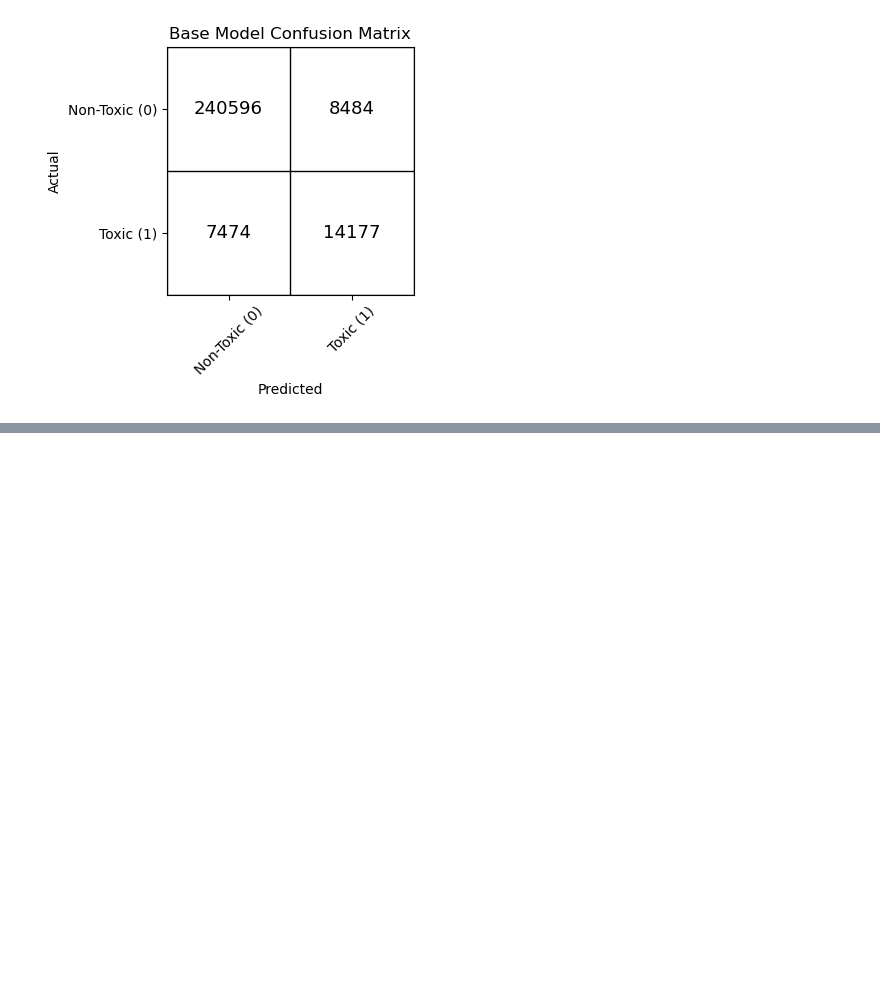
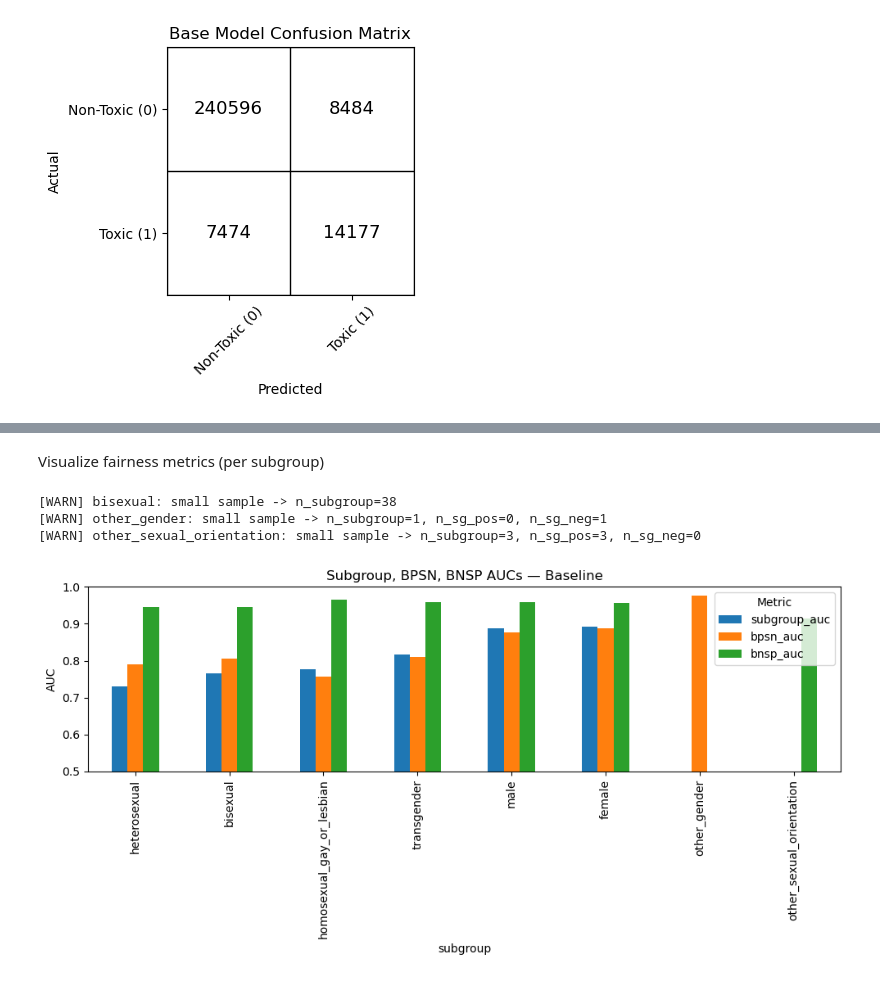
Before and after one commit to pstocker14/BachelorThesis_BiasInToxicCommentClassification, a Jupyter notebook: notebooks/base_model_training_and_evaluation.ipynb, the cells around one changed output, grey strips where cells are left out. Cells and saved outputs as stored; diff of their text form; code cells hidden in the pictures; blank space fills up the shorter version.

Commit message:
Add fairness metrics and visualizations for subgroup analysis

```diff
--- a/notebooks/base_model_training_and_evaluation.ipynb
+++ b/notebooks/base_model_training_and_evaluation.ipynb
@@ -162,0 +191,7 @@ plot_confusion_matrix(y_test, y_test_pred, title="Base Model Confusion Matrix")
+# %%
+# Prepare test dataframe with predictions for subgroup evaluation
+test_df = pd.read_parquet(os.path.join(DATA_PROCESSED, "test_processed.parquet")).copy()
+test_df["predicted_proba"] = y_test_proba
+test_df["predicted_label"] = y_test_pred
+
+test_df.head()
@@ -162,0 +206,7 @@ plot_confusion_matrix(y_test, y_test_pred, title="Base Model Confusion Matrix")
+# %%
+# Conduct subgroup evaluation
+subgroup_metrics_df = evaluate_subgroups(
+    df=test_df,
+    subgroup_cols=IDENTITY_COLUMNS,
+    threshold=threshold
+)
@@ -162,0 +233,15 @@ plot_confusion_matrix(y_test, y_test_pred, title="Base Model Confusion Matrix")
+# %% [markdown]
+Visualize fairness metrics (per subgroup)
+# %%
+# Print warnings indicating subgroups with small sample sizes
+# This helps to identify potential issues with metric stability due to limited data
+print_small_sample_warnings(subgroup_metrics_df)
+# %% [output]
+[WARN] bisexual: small sample -> n_subgroup=38
+[WARN] other_gender: small sample -> n_subgroup=1, n_sg_pos=0, n_sg_neg=1
+[WARN] other_sexual_orientation: small sample -> n_subgroup=3, n_sg_pos=3, n_sg_neg=0
+# %%
+# Visualize auc bars
+plot_auc_bars(subgroup_metrics_df)
+# %% [output]
+[figure, added]
```
Also changed, not shown: parts of 7 cells of this notebook, 2 other files.
